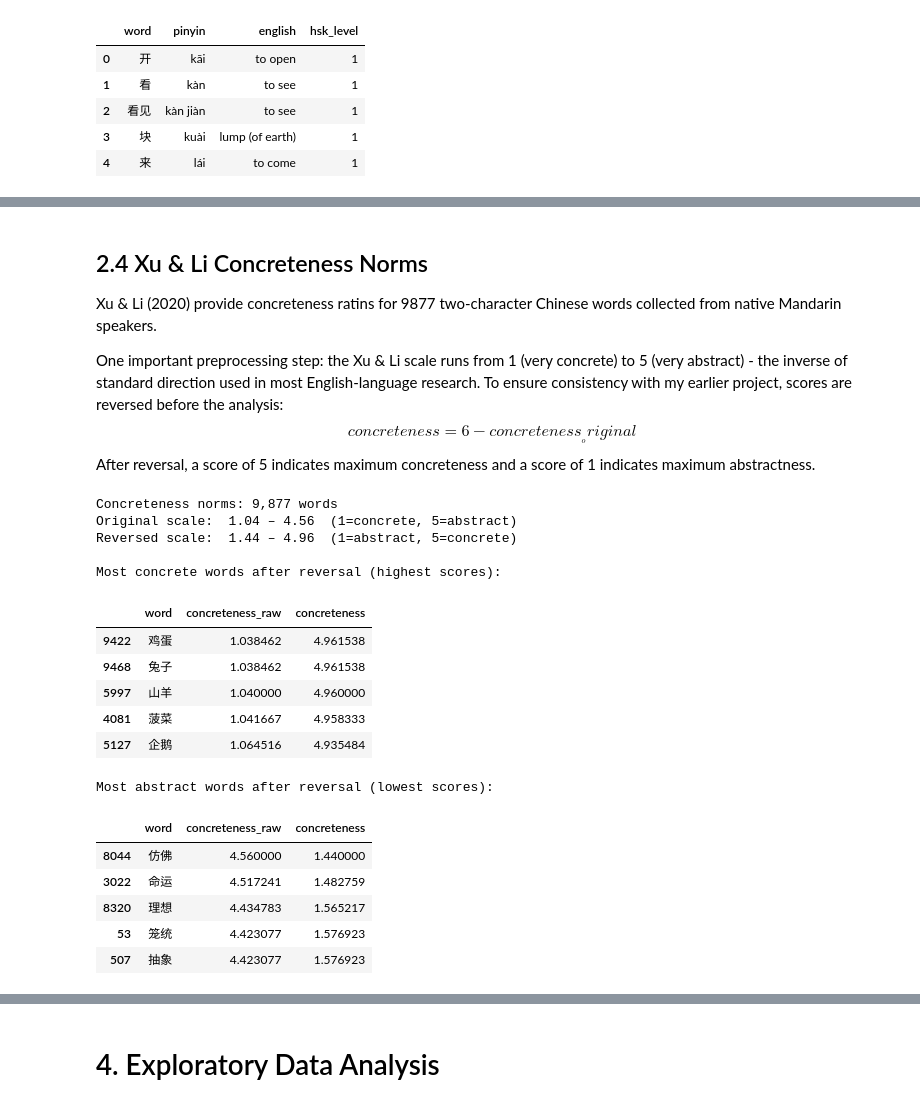
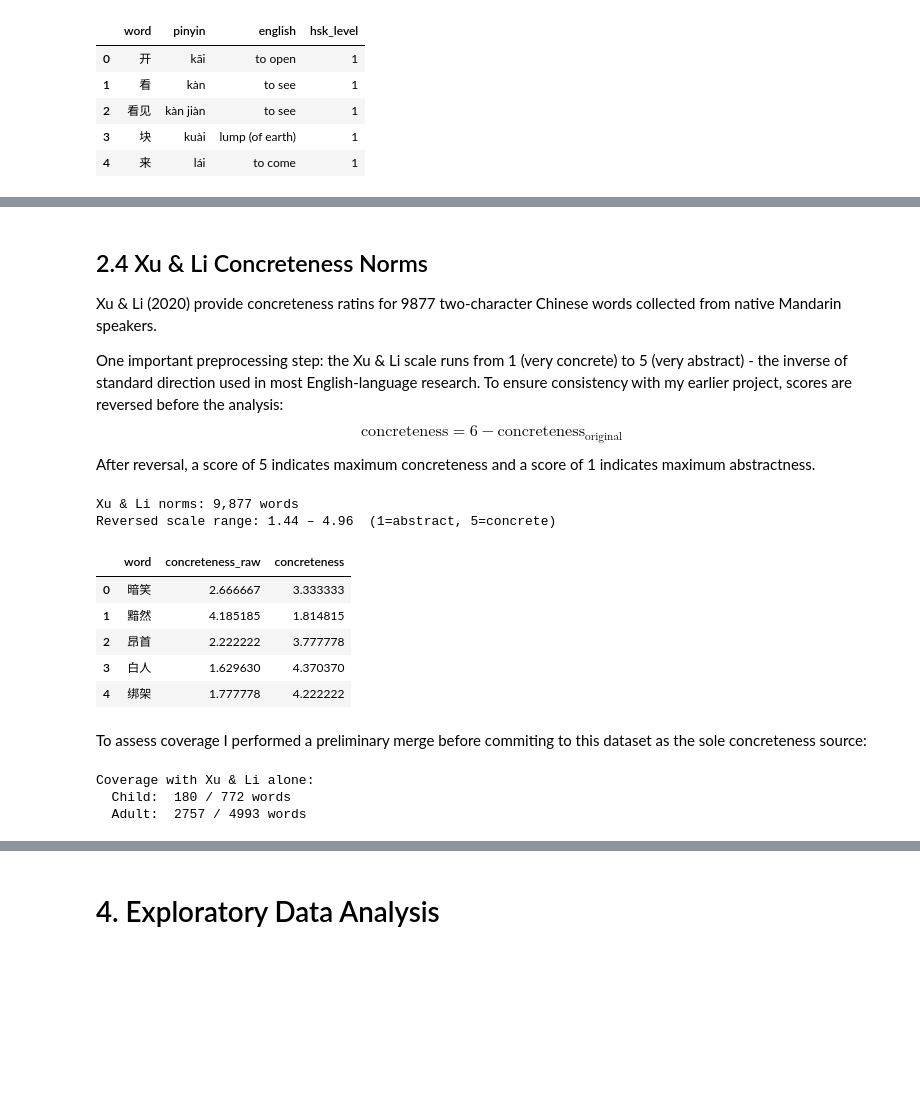
Before and after one commit to Slavena1/Softuni-Machine-Learning-Final-Project, a Jupyter notebook: SlavenaMachineLearningProject.ipynb, the cells around one changed output, grey strips where cells are left out. Saved outputs shown, nothing was run; the diff lists cells and outputs as text; code cells hidden in the pictures; blank space fills up the shorter version.

```diff
--- a/SlavenaMachineLearningProject.ipynb
+++ b/SlavenaMachineLearningProject.ipynb
@@ -253,47 +248,54 @@ Total tokens: 101,343,320
 Xu & Li (2020) provide concreteness ratins for 9877 two-character Chinese words collected from native Mandarin speakers.
 
 One important preprocessing step: the Xu & Li scale runs from 1 (very concrete) to 5 (very abstract) - the inverse of standard direction used in most English-language research. To ensure consistency with my earlier project, scores are reversed before the analysis:
-$$concreteness = 6 - concreteness__original$$
+$$\text{concreteness} = 6 - \text{concreteness}_{\text{original}}$$
 After reversal, a score of 5 indicates maximum concreteness and a score of 1 indicates maximum abstractness.
 # %%
-df_concrete = pd.read_excel(
+df_xuli = pd.read_excel(
     'Concretenss_Ratings_of_9877_Two_Character_Chinese_Words.xlsx')
-df_concrete = df_concrete.rename(columns={
+df_xuli = df_xuli.rename(columns={
     'Word':                  'word',
     'Mean of Valid Ratings': 'concreteness_raw'
 })
-df_concrete['word'] = df_concrete['word'].str.strip()
+df_xuli['word'] = df_xuli['word'].str.strip()
 
 # Reverse scale: original 1=concrete, 5=abstract → reversed 5=concrete, 1=abstract
-df_concrete['concreteness'] = 6 - df_concrete['concreteness_raw']
+df_xuli['concreteness'] = 6 - df_xuli['concreteness_raw']
 
-print(f"Concreteness norms: {len(df_concrete):,} words")
-print(f"Original scale:  {df_concrete['concreteness_raw'].min():.2f} – "
-      f"{df_concrete['concreteness_raw'].max():.2f}  (1=concrete, 5=abstract)")
-print(f"Reversed scale:  {df_concrete['concreteness'].min():.2f} – "
-      f"{df_concrete['concreteness'].max():.2f}  (1=abstract, 5=concrete)")
-
-# Verify reversal is sensible
-print("\nMost concrete words after reversal (highest scores):")
-display(df_concrete.nlargest(5, 'concreteness')[['word','concreteness_raw','concreteness']])
-print("\nMost abstract words after reversal (lowest scores):")
-display(df_concrete.nsmallest(5, 'concreteness')[['word','concreteness_raw','concreteness']])
+print(f"Xu & Li norms: {len(df_xuli):,} words")
+print(f"Reversed scale range: {df_xuli['concreteness'].min():.2f} – "
+      f"{df_xuli['concreteness'].max():.2f}  (1=abstract, 5=concrete)")
+display(df_xuli[['word', 'concreteness_raw', 'concreteness']].head(5))
 # %% [output]
-Concreteness norms: 9,877 words
-Original scale:  1.04 – 4.56  (1=concrete, 5=abstract)
-Reversed scale:  1.44 – 4.96  (1=abstract, 5=concrete)
-
-Most concrete words after reversal (highest scores):
+Xu & Li norms: 9,877 words
+Reversed scale range: 1.44 – 4.96  (1=abstract, 5=concrete)
 |  | word | concreteness_raw | concreteness |
-| 9422 | 鸡蛋 | 1.038462 | 4.961538 |
-| 9468 | 兔子 | 1.038462 | 4.961538 |
-| 5997 | 山羊 | 1.040000 | 4.960000 |
-| 4081 | 菠菜 | 1.041667 | 4.958333 |
-| 5127 | 企鹅 | 1.064516 | 4.935484 |
+| 0 | 暗笑 | 2.666667 | 3.333333 |
+| 1 | 黯然 | 4.185185 | 1.814815 |
+| 2 | 昂首 | 2.222222 | 3.777778 |
+| 3 | 白人 | 1.629630 | 4.370370 |
+| 4 | 绑架 | 1.777778 | 4.222222 |
-Most abstract words after reversal (lowest scores):
-|  | word | concreteness_raw | concreteness |
-| 8044 | 仿佛 | 4.560000 | 1.440000 |
-| 3022 | 命运 | 4.517241 | 1.482759 |
-| 8320 | 理想 | 4.434783 | 1.565217 |
-| 53 | 笼统 | 4.423077 | 1.576923 |
-| 507 | 抽象 | 4.423077 | 1.576923 |
+# %% [markdown]
+To assess coverage I performed a preliminary merge before commiting to this dataset as the sole concreteness source:
+# %%
+df_freq['log_frequency'] = np.log10(df_freq['frequency'].clip(lower=1))
+
+def preliminary_merge(df_target, target_col):
+    """Quick merge to check feature coverage."""
+    df = df_target[['word', target_col]].copy()
+    df = df.merge(df_freq[['word', 'log_frequency']], on='word', how='left')
+    df = df.merge(df_xuli[['word', 'concreteness']], on='word', how='left')
+    df['word_length'] = df['word'].str.len()
+    return df
+
+df_child_prelim = preliminary_merge(
+    df_aoa.dropna(subset=['aoa']), 'aoa')
+df_adult_prelim = preliminary_merge(df_hsk, 'hsk_level')
+
+print("Coverage with Xu & Li alone:")
+print(f"  Child:  {df_child_prelim[['aoa','log_frequency','concreteness']].notna().all(axis=1).sum()} / {len(df_child_prelim)} words")
+print(f"  Adult:  {df_adult_prelim[['hsk_level','log_frequency','concreteness']].notna().all(axis=1).sum()} / {len(df_adult_prelim)} words")
+# %% [output]
+Coverage with Xu & Li alone:
+  Child:  180 / 772 words
+  Adult:  2757 / 4993 words
```
Also changed, not shown: parts of 13 cells of this notebook, 1 other file.
